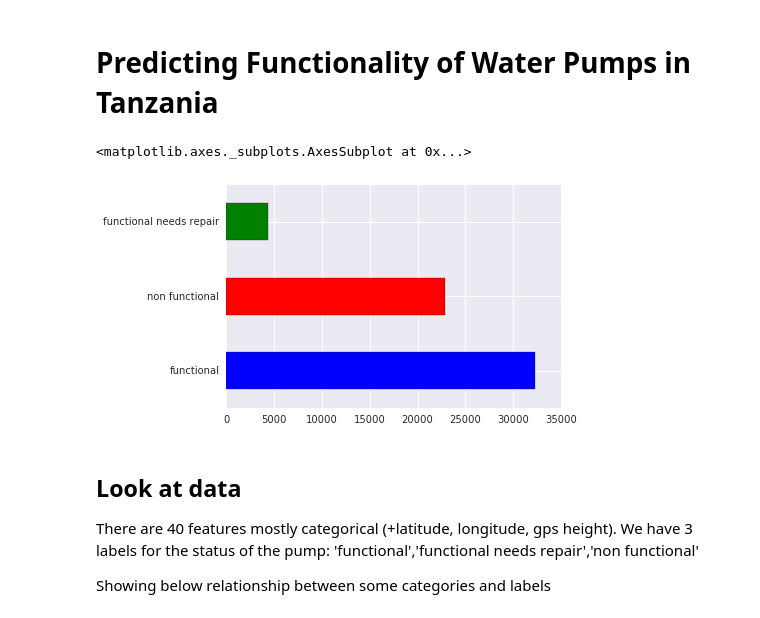
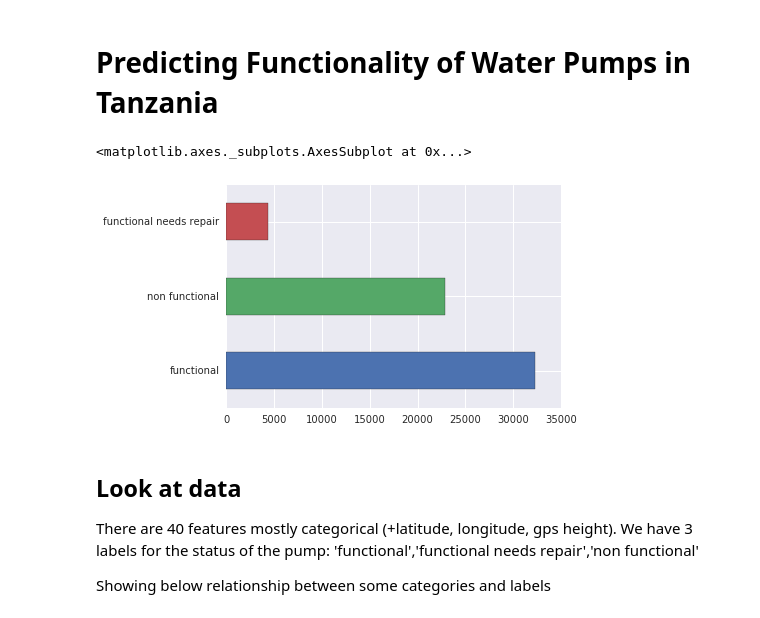
Before and after one commit to mattiaf/DataDriven_Pumps, a Jupyter notebook: pumps.ipynb, the cells around one changed output. Saved outputs shown, nothing was run; the diff lists cells and outputs as text; code cells hidden in the pictures.

```diff
--- a/pumps.ipynb
+++ b/pumps.ipynb
@@ -3,31 +3,31 @@
 # %%
 import numpy as np
 import pandas as pd
 from sklearn import datasets
 from sklearn import metrics
 from sklearn.linear_model import LogisticRegression
 from sklearn.svm import SVC
 import random
 from sklearn.tree import DecisionTreeClassifier
 from sklearn.ensemble import RandomForestClassifier
 from sklearn.ensemble import ExtraTreesClassifier
 from sklearn import preprocessing
 from sklearn.cross_validation import train_test_split
 import scipy
 import matplotlib.pyplot as plt
 import seaborn as sns
 %matplotlib inline
 
 
 df_orig=pd.read_csv('Training_set_values.csv',parse_dates=True)
 df_labels=pd.read_csv('Training_set_labels.csv')
 df_topredict=pd.read_csv('Test_set_values.csv',parse_dates=True)
 df_orig.head()
 
-df_labels.status_group.value_counts().plot(kind='barh', colors=['blue','red','green'])
+df_labels.status_group.value_counts().plot(kind='barh', colors=sns.color_palette())
 # %% [output]
 <matplotlib.axes._subplots.AxesSubplot at 0x...>
-[figure, old version]
+[figure, new version]
 # %% [markdown]
 ## Look at data
 
```
